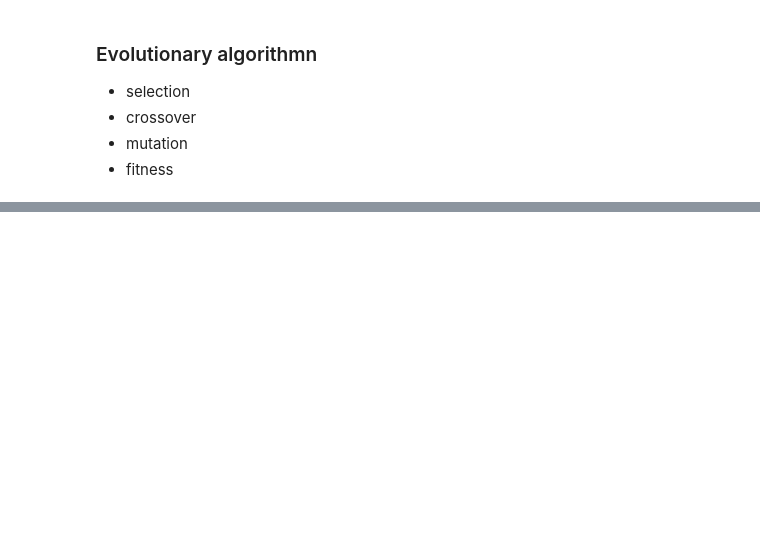
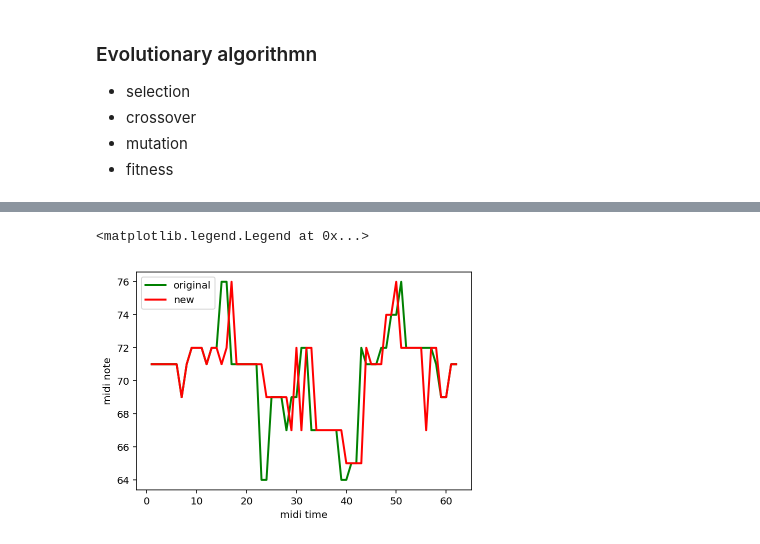
Before and after one commit to sharon1018/Music_information_retrieval, a Jupyter notebook: GA_v2.ipynb, the cells around one changed output, grey strips where cells are left out. Cells and saved outputs as stored; diff of their text form; code cells hidden in the pictures; blank space fills up the shorter version.

```diff
--- a/GA_v2.ipynb
+++ b/GA_v2.ipynb
@@ -376,0 +360,2 @@ Generation 40   : score 100.5
+# %%
+a = FluidSynth().play_midi('Output_midi/sky_87.5_197.mid')
@@ -376,0 +473,5 @@ Generation 40   : score 100.5
+# %%
+import statistics
+
+ori = flatten_list(midi_msg)
+new = flatten_list(midi_msg1)
@@ -376,0 +481,12 @@ Generation 40   : score 100.5
+# %%
+x,y,x2,y2, y_s1,y_s2 = count_area_score(ori,new,smooth_curve=True)
+# %%
+import matplotlib.pyplot as plt
+plt.plot(x, y, color='green', linewidth=2, label='original')
+plt.plot(x2, y2, color='red', linewidth=2, label='new')
+plt.xlabel('midi time')
+plt.ylabel('midi note')
+plt.legend(loc='upper left')
+# %% [output]
+<matplotlib.legend.Legend at 0x...>
+[figure, added]
```
Also changed, not shown: parts of 20 cells of this notebook, 5 other files.
